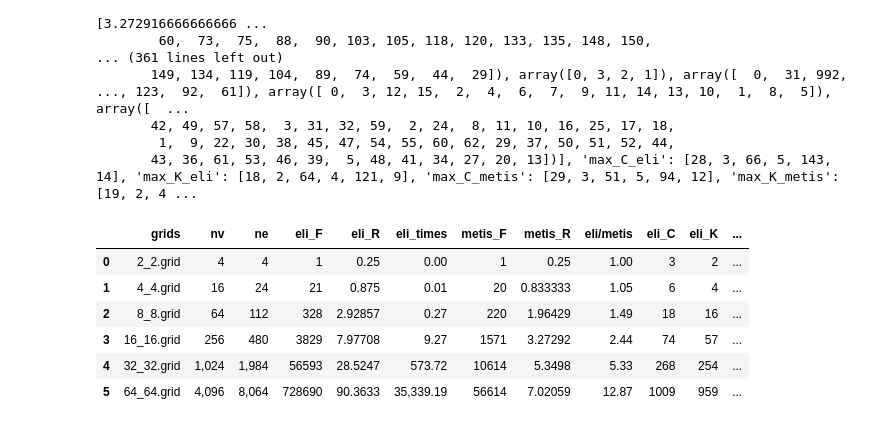
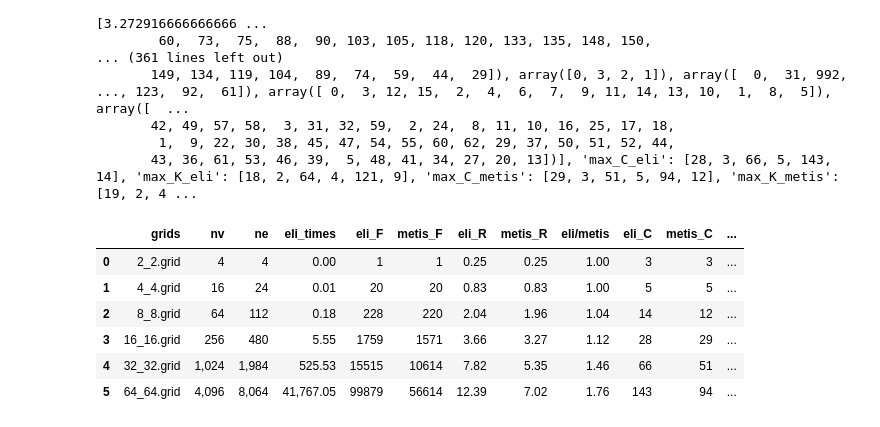
Before and after one commit to berylgithub/eli, a Jupyter notebook: main.ipynb, the cells around one changed output. Saved outputs shown, nothing was run; the diff lists cells and outputs as text; code cells hidden in the pictures.

```diff
--- a/main.ipynb
+++ b/main.ipynb
@@ -901,31 +901,31 @@ metis 1571
         1,  9, 22, 30, 38, 45, 47, 54, 55, 60, 62, 29, 37, 50, 51, 52, 44,
        43, 36, 61, 53, 46, 39,  5, 48, 41, 34, 27, 20, 13])], 'max_C_eli': [28, 3, 66, 5, 143, 14], 'max_K_eli': [18, 2, 64, 4, 121, 9], 'max_C_metis': [29, 3, 51, 5, 94, 12], 'max_K_metis': [19, 2, 4 ...
 # %%
-with open('matrices/grid/new_grid_data.jt.p', 'rb') as fp:
+filepath = 'matrices/grid/new_grid_data_25022021.jt.p'
+with open(filepath, 'rb') as fp:
     data = pickle.load(fp)
-    #print(data)
-data["grids"] = [str(int(np.sqrt(v)))+'_'+str(int(np.sqrt(v)))+".grid" for v in data["nv"]]
 df = pd.DataFrame.from_dict(data)
 df = df.drop(['e_order'], axis=1)
 df.rename({'eli_fills':'eli_F', 'eli_ratio':'eli_R', 'metis_fills':'metis_F', 'metis_ratio':'metis_R',
            'max_C_eli': 'eli_C', 'max_K_eli': 'eli_K', 'max_C_metis':'metis_C', 'max_K_metis':'metis_K'}, axis=1, inplace=True)
 df = df.sort_values("nv")
+df = df.reset_index()
+del df['index']
+df = df[["grids", "nv", "ne", "eli_times", "eli_F", "metis_F", "eli_R", "metis_R", "eli/metis",
+        "eli_C", "metis_C", "eli_K", "metis_K"]] #reorder columns
 df.style.format({
-    'eli_ratio': '{:,.2f}'.format,
+    'eli_R': '{:,.2f}'.format,
     'eli_times': '{:,.2f}'.format,
-    'metis_ratio':'{:,.2f}'.format,
+    'metis_R':'{:,.2f}'.format,
     'eli/metis': '{:,.2f}'.format,
     'ne': '{:,.0f}'.format,
     'nv': '{:,.0f}'.format,
-    'eli_fills': '{:,.0f}'.format,
-    'metis_fills': '{:,.0f}'.format
-    #'B': '{:,.3f}'.format,
 })
 # %% [output]
-|  | grids | nv | ne | eli_F | eli_R | eli_times | metis_F | metis_R | eli/metis | eli_C | eli_K | ... |
-| 0 | 2_2.grid | 4 | 4 | 1 | 0.25 | 0.00 | 1 | 0.25 | 1.00 | 3 | 2 | ... |
-| 1 | 4_4.grid | 16 | 24 | 21 | 0.875 | 0.01 | 20 | 0.833333 | 1.05 | 6 | 4 | ... |
-| 2 | 8_8.grid | 64 | 112 | 328 | 2.92857 | 0.27 | 220 | 1.96429 | 1.49 | 18 | 16 | ... |
-| 3 | 16_16.grid | 256 | 480 | 3829 | 7.97708 | 9.27 | 1571 | 3.27292 | 2.44 | 74 | 57 | ... |
-| 4 | 32_32.grid | 1,024 | 1,984 | 56593 | 28.5247 | 573.72 | 10614 | 5.3498 | 5.33 | 268 | 254 | ... |
-| 5 | 64_64.grid | 4,096 | 8,064 | 728690 | 90.3633 | 35,339.19 | 56614 | 7.02059 | 12.87 | 1009 | 959 | ... |
+|  | grids | nv | ne | eli_times | eli_F | metis_F | eli_R | metis_R | eli/metis | eli_C | metis_C | ... |
+| 0 | 2_2.grid | 4 | 4 | 0.00 | 1 | 1 | 0.25 | 0.25 | 1.00 | 3 | 3 | ... |
+| 1 | 4_4.grid | 16 | 24 | 0.01 | 20 | 20 | 0.83 | 0.83 | 1.00 | 5 | 5 | ... |
+| 2 | 8_8.grid | 64 | 112 | 0.18 | 228 | 220 | 2.04 | 1.96 | 1.04 | 14 | 12 | ... |
+| 3 | 16_16.grid | 256 | 480 | 5.55 | 1759 | 1571 | 3.66 | 3.27 | 1.12 | 28 | 29 | ... |
+| 4 | 32_32.grid | 1,024 | 1,984 | 525.53 | 15515 | 10614 | 7.82 | 5.35 | 1.46 | 66 | 51 | ... |
+| 5 | 64_64.grid | 4,096 | 8,064 | 41,767.05 | 99879 | 56614 | 12.39 | 7.02 | 1.76 | 143 | 94 | ... |
```
Also changed, not shown: parts of 7 cells of this notebook, 1 other file.
